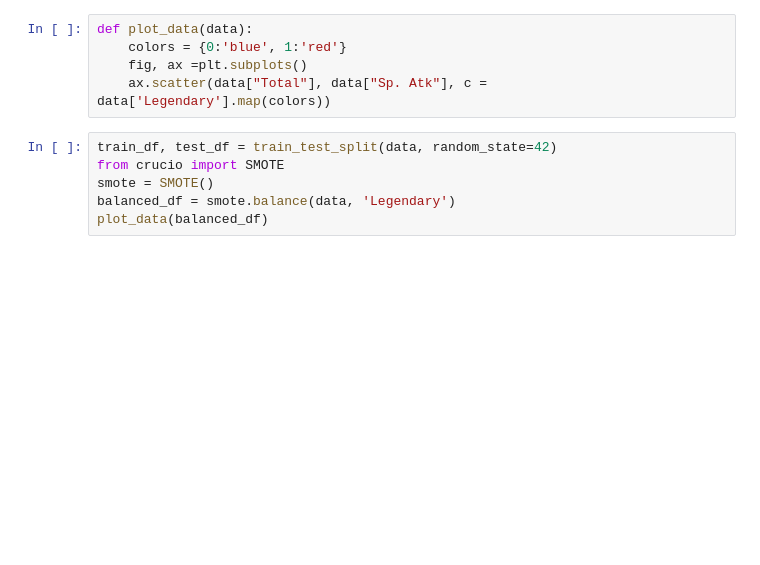
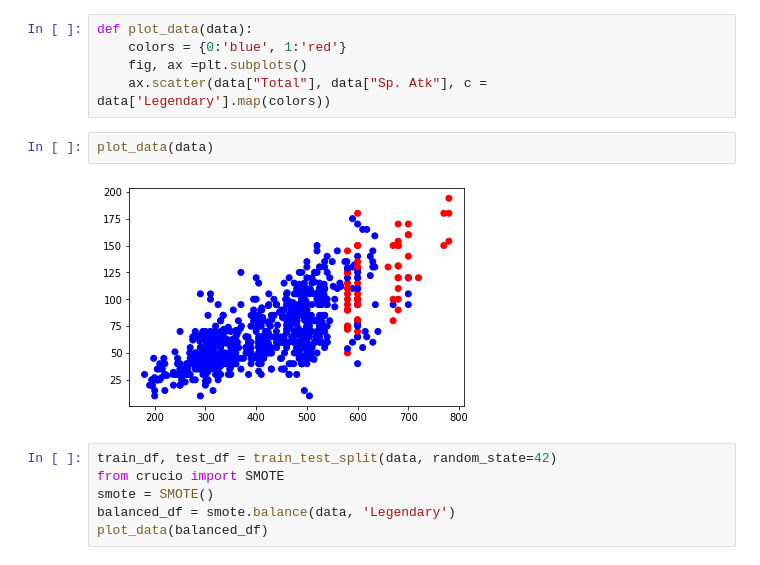
Before and after one commit to pyramixofficial/My-personal-projects, a Jupyter notebook: ML - Pokemon Prediction/Pokemon Prediction.ipynb, the cells around one changed output. Saved outputs shown, nothing was run; the diff lists cells and outputs as text; blank space fills up the shorter version.

Commit message:
added a new graph in the pokemon prediciton code

```diff
--- a/ML - Pokemon Prediction/Pokemon Prediction.ipynb
+++ b/ML - Pokemon Prediction/Pokemon Prediction.ipynb
@@ -291,6 +291,10 @@ def plot_data(data):
     colors = {0:'blue', 1:'red'}
     fig, ax =plt.subplots()
     ax.scatter(data["Total"], data["Sp. Atk"], c = data['Legendary'].map(colors))
+# %%
+plot_data(data)
+# %% [output]
+[figure, added]
 # %%
 train_df, test_df = train_test_split(data, random_state=42)
 from crucio import SMOTE
```
Also changed, not shown: parts of 1 cell of this notebook.
